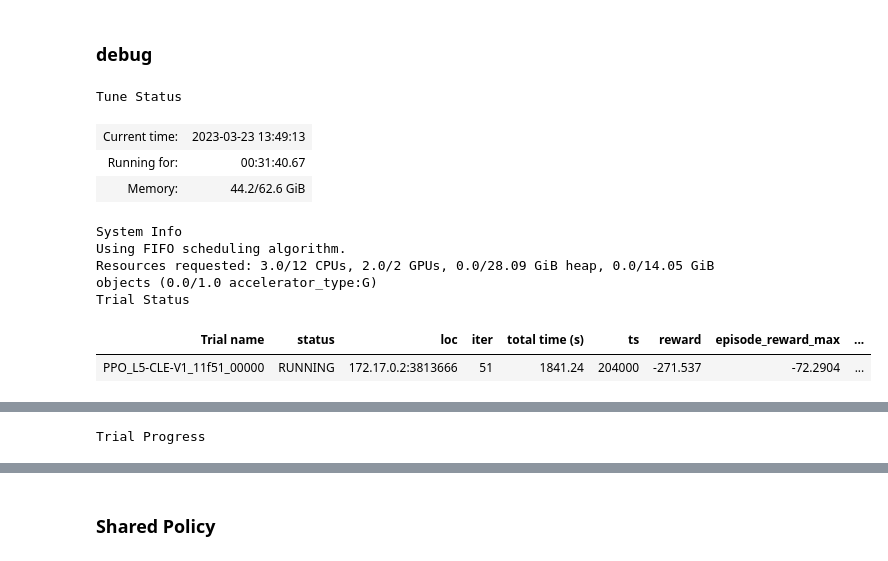
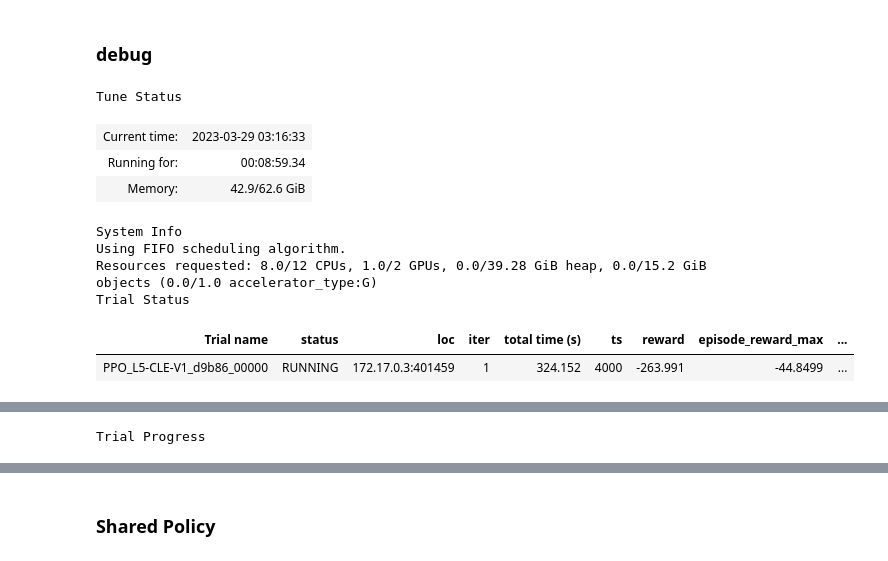
Before and after one commit to Pronton2001/rlhf-car, a Jupyter notebook: rllib_ppo_policy_training.ipynb, the cells around one changed output, grey strips where cells are left out. Cells and saved outputs as stored; diff of their text form; code cells hidden in the pictures.

```diff
--- a/rllib_ppo_policy_training.ipynb
+++ b/rllib_ppo_policy_training.ipynb
@@ -166,9 +175,9 @@ ray_result_logdir = '/workspace/datasets/ray_results/' +'debug_'+ date
 
 config_param_space = {
     "env": "L5-CLE-V1",
-    "framework": "tf",
-    "num_gpus": 2,
-    "num_workers": 2,
+    "framework": "tf2",
+    "num_gpus": 1,
+    "num_workers": 7,
     "num_envs_per_worker": train_envs,
     'num_sgd_iter': 1,
     'sgd_minibatch_size': 32,
@@ -179,36 +188,36 @@ config_param_space = {
     # },
         'model' : {
             "dim": 84,
             # "conv_filters" : [[64, [7,7], 3], [32, [11,11], 3], [32, [11,11], 3]],
             # "conv_activation": "relu",
             "post_fcnet_hiddens": [256],
             "post_fcnet_activation": "relu",
             "vf_share_layers": True,
     },
     '_disable_preprocessor_api': True,
-    "eager_tracing": False,
+    "eager_tracing": True,
      "restart_failed_sub_environments": True,
     "lr": 0.0003,
     "gamma": 0.8,
     'seed': 42,
 }
 
 result_grid = tune.Tuner(
     "PPO",
     run_config=air.RunConfig(
         stop={"episode_reward_mean": 0, 'timesteps_total': int(6e6)},
         local_dir=ray_result_logdir,
         checkpoint_config=air.CheckpointConfig(num_to_keep=4, checkpoint_frequency = 10, checkpoint_score_attribute = 'episode_reward_mean')
         ),
     param_space=config_param_space).fit()
 # %% [output]
 Tune Status
-| Current time: | 2023-03-23 13:49:13 |
-| Running for: | 00:31:40.67 |
-| Memory: | 44.2/62.6 GiB |
+| Current time: | 2023-03-29 03:16:33 |
+| Running for: | 00:08:59.34 |
+| Memory: | 42.9/62.6 GiB |
 System Info
 Using FIFO scheduling algorithm.
-Resources requested: 3.0/12 CPUs, 2.0/2 GPUs, 0.0/28.09 GiB heap, 0.0/14.05 GiB objects (0.0/1.0 accelerator_type:G)
+Resources requested: 8.0/12 CPUs, 1.0/2 GPUs, 0.0/39.28 GiB heap, 0.0/15.2 GiB objects (0.0/1.0 accelerator_type:G)
 Trial Status
 | Trial name | status | loc | iter | total time (s) | ts | reward | episode_reward_max | ... |
-| PPO_L5-CLE-V1_11f51_00000 | RUNNING | 172.17.0.2:3813666 | 51 | 1841.24 | 204000 | -271.537 | -72.2904 | ... |
+| PPO_L5-CLE-V1_d9b86_00000 | RUNNING | 172.17.0.3:401459 | 1 | 324.152 | 4000 | -263.991 | -44.8499 | ... |
```
Also changed, not shown: parts of 8 cells of this notebook, 4 other files.
